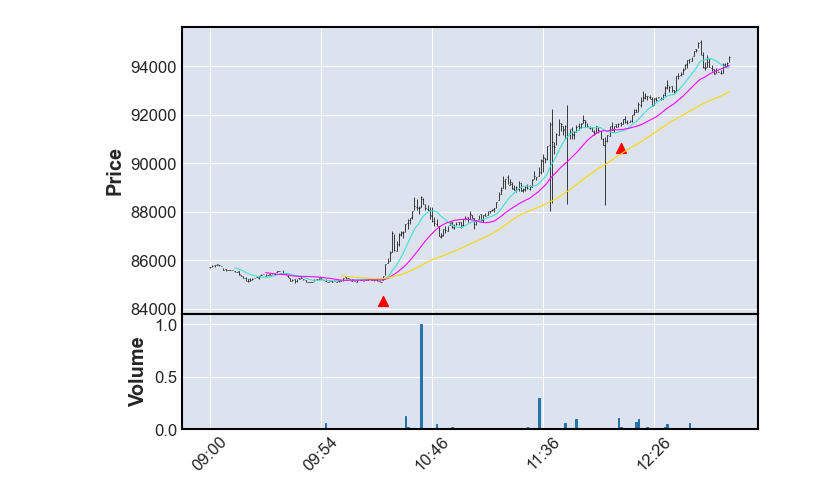
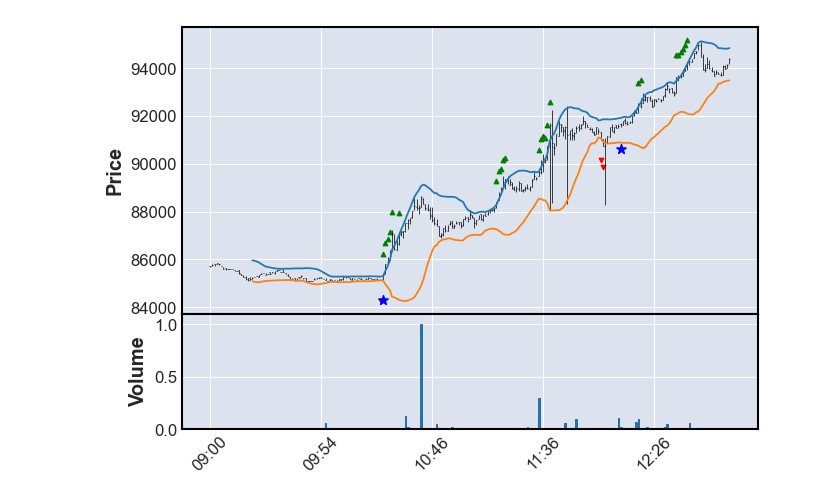
Before and after one commit to tandalesc/alpaca-exploration, a Jupyter notebook: Trump Crypto Announcement.ipynb, the cells around one changed output. Cells and saved outputs as stored; diff of their text form; code cells hidden in the pictures.

Commit message:
add bollinger bands and high/low indicators

```diff
--- a/Trump Crypto Announcement.ipynb
+++ b/Trump Crypto Announcement.ipynb
@@ -46,19 +40,38 @@ df
 # %%
-important_dts = [datetime.fromisoformat(x) for x in ['2025-03-02T10:24:00-05:00', '2025-03-02T12:11:00-05:00']]
-labels = ["First post", "Second post"]
-marker_signal = []
-# Iterate over low markers
-for date,values in df.low.items():
-    if date in important_dts:
-        # Position marker slightly below value
-        marker_signal.append(values * 0.99)
-    else:
-        marker_signal.append(np.nan)
+# Add markers at key points
+datetimes_str: list[str] = ['2025-03-02T10:24:00-05:00', '2025-03-02T12:11:00-05:00']
+datetimes: list[datetime] = [datetime.fromisoformat(x) for x in datetimes_str]
+marker_signal = datetime_marker_signal(df.low, datetimes)
 # Subplot for markers
-markers = mpf.make_addplot(marker_signal, type='scatter', markersize=50, marker="^", color='red', panel=0)
+markers = mpf.make_addplot(marker_signal, type='scatter', markersize=50, marker="*", color='blue', panel=0)
+# %%
+# Bollinger Bands
+indicator_bb = BollingerBands(close=df.close, window=20, window_dev=2)
+bollinger_bands = pd.DataFrame({
+    'upper': indicator_bb.bollinger_hband(),
+    'lower': indicator_bb.bollinger_lband()
+})
+def generate_high_marker_signal(series: pd.Series, comparison: pd.Series) -> list[float]:
+    def transform_pair(dt_pair: tuple[datetime, float]):
+        date, value =  dt_pair
+        comparison_value = comparison.loc[date]
+        return value * 1.01 if value > comparison_value else np.nan
+    return marker_signal_from_series(series, transform_pair)
+def generate_low_marker_signal(series: pd.Series, comparison: pd.Series) -> list[float]:
+    def transform_pair(dt_pair: tuple[datetime, float]):
+        date, value =  dt_pair
+        comparison_value = comparison.loc[date]
+        return value * 0.99 if value < comparison_value else np.nan
+    return marker_signal_from_series(series, transform_pair)
+bb_marker_high_signal = generate_high_marker_signal(df.close, indicator_bb.bollinger_hband())
+bb_marker_low_signal = generate_low_marker_signal(df.close, indicator_bb.bollinger_lband())
+# Subplot for BB
+bb_subplot = mpf.make_addplot(bollinger_bands)
+bb_high_marker_subplot = mpf.make_addplot(bb_marker_high_signal, type='scatter', markersize=10, marker="^", color='green', panel=0)
+bb_low_marker_subplot = mpf.make_addplot(bb_marker_low_signal, type='scatter', markersize=10, marker="v", color='red', panel=0)
 # %%
 # Plot everything
-
-plt = mpf.plot(df,mav=(12,26,60),volume=True, addplot=markers)
+subplts = [bb_subplot, bb_high_marker_subplot, bb_low_marker_subplot, markers]
+plt = mpf.plot(df,volume=True,addplot=subplts)
 # %% [output]
-[figure, old version]
+[figure, new version]
```
Also changed, not shown: parts of 5 cells of this notebook.
